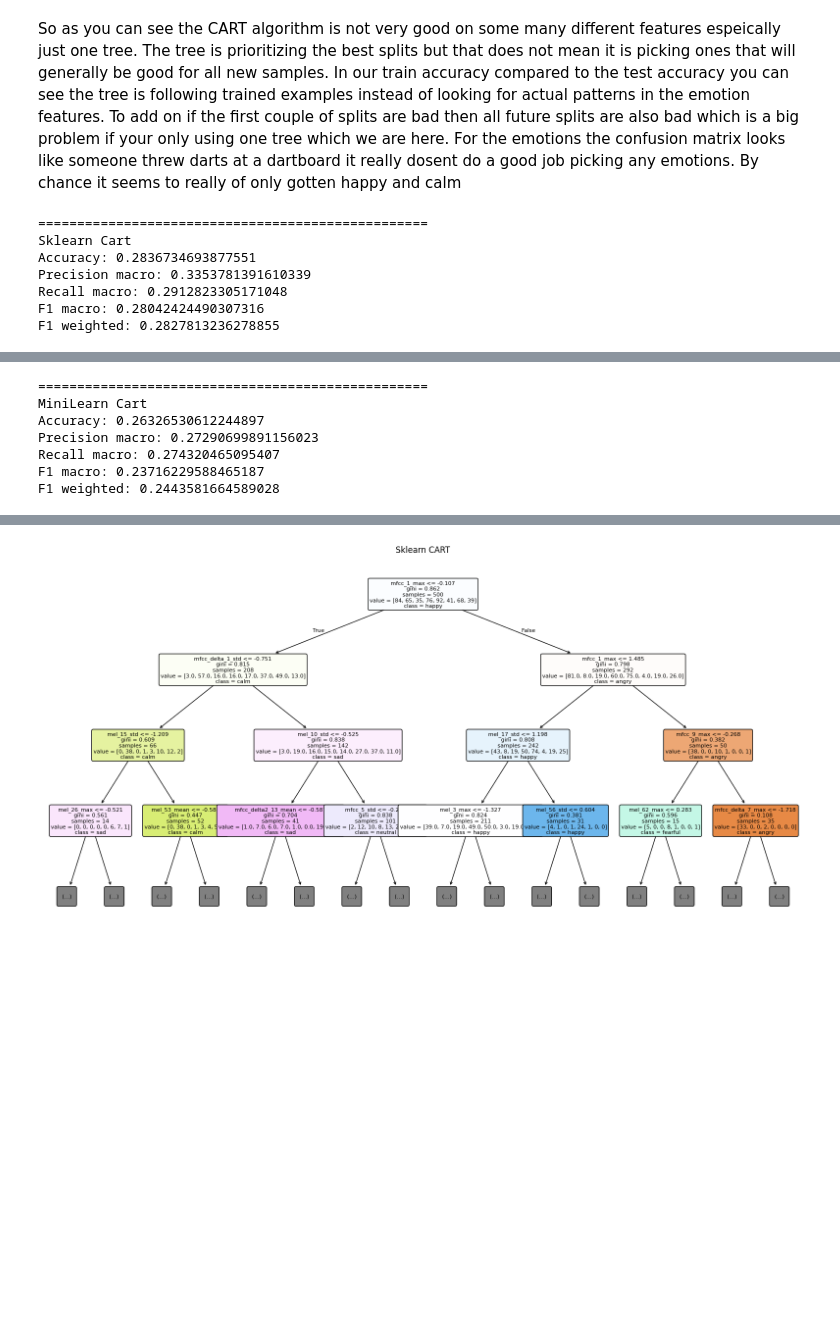
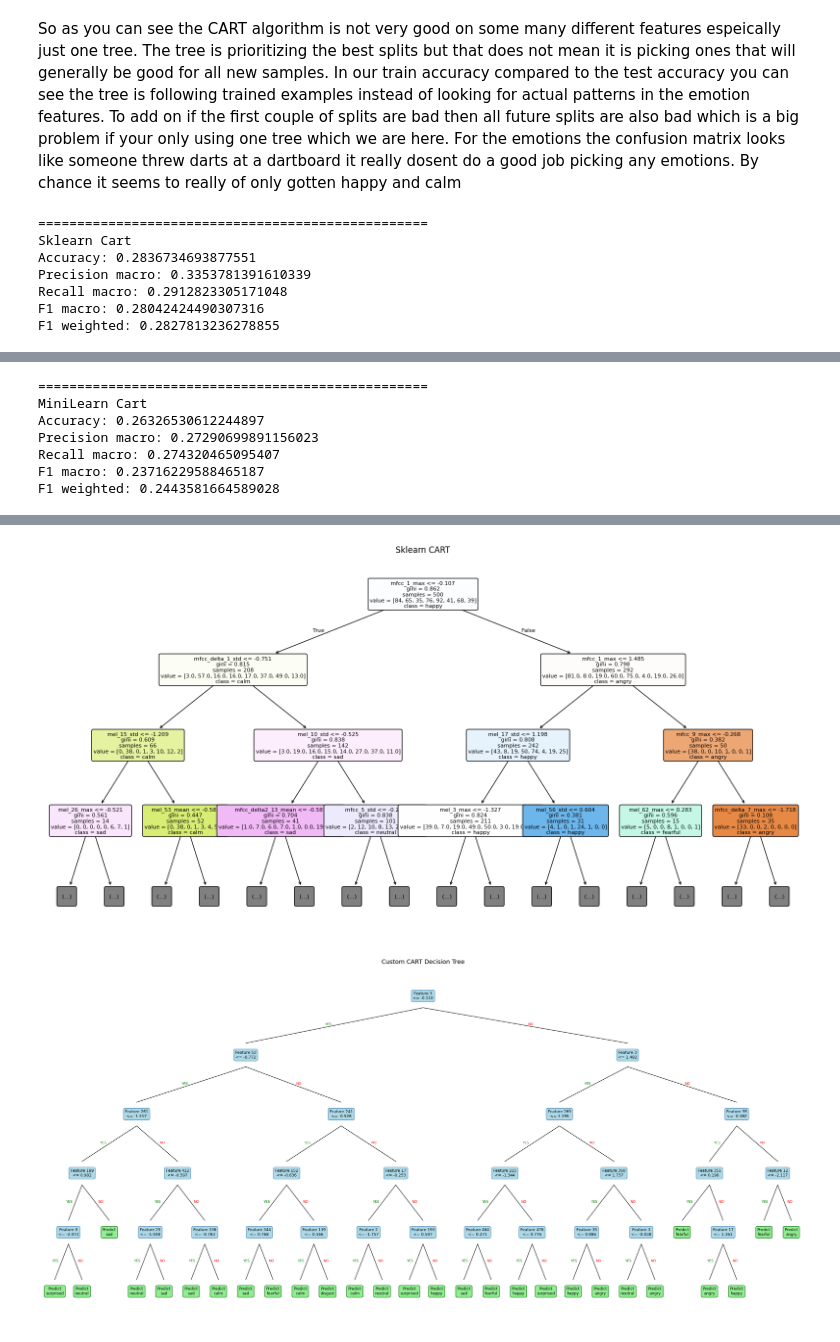
Before and after one commit to BradMartinMiami/SchoolProjectCSE432, a Jupyter notebook: SER_Project/notebooks/CART.ipynb, the cells around one changed output, grey strips where cells are left out. Saved outputs shown, nothing was run; the diff lists cells and outputs as text; code cells hidden in the pictures; blank space fills up the shorter version.

Commit message:
added actual tree drawing method and implemented tree into the cart notebook

```diff
--- a/SER_Project/notebooks/CART.ipynb
+++ b/SER_Project/notebooks/CART.ipynb
@@ -114,7 +114,6 @@ Sklearn test accuracy: 0.2836734693877551
 So as you can see the CART algorithm is not very good on some many different features espeically just one tree. The tree is prioritizing the best splits but that does not mean it is picking ones that will generally be good for all new samples. In our train accuracy compared to the test accuracy you can see the tree is following trained examples instead of looking for actual patterns in the emotion features. To add on if the first couple of splits are bad then all future splits are also bad which is a big problem if your only using one tree which we are here. For the emotions the confusion matrix looks like someone threw darts at a dartboard it really dosent do a good job picking any emotions. By chance it seems to really of only gotten happy and calm
 # %%
 from sklearn.tree import plot_tree
-import matplotlib.pyplot as plt
 
 for model_name, preds in [
     ("Sklearn Cart", ski_pred),
@@ -131,30 +130,33 @@ for model_name, preds in [
     plot_confusion_matrix(cm, class_names, title=f"{model_name} Confusion Matrix")
 
 plt.figure(figsize=(20, 10))
 plot_tree(skimodel,
           filled=True,
           max_depth=3,
           feature_names=feature_cols,
           class_names=skimodel.classes_,
           rounded=True,
           fontsize=8)
 plt.title("Sklearn CART")
 plt.show()
+
+minilearnmodel.plot_tree(figsize=(25, 12))
 # %% [output]
 ==================================================
 Sklearn Cart
 Accuracy: 0.2836734693877551
 Precision macro: 0.3353781391610339
 Recall macro: 0.2912823305171048
 F1 macro: 0.28042424490307316
 F1 weighted: 0.2827813236278855
 [figure]
 ==================================================
 MiniLearn Cart
 Accuracy: 0.26326530612244897
 Precision macro: 0.27290699891156023
 Recall macro: 0.274320465095407
 F1 macro: 0.23716229588465187
 F1 weighted: 0.2443581664589028
 [figure]
 [figure]
+[figure, added]
```
Also changed, not shown: 1 other file.
